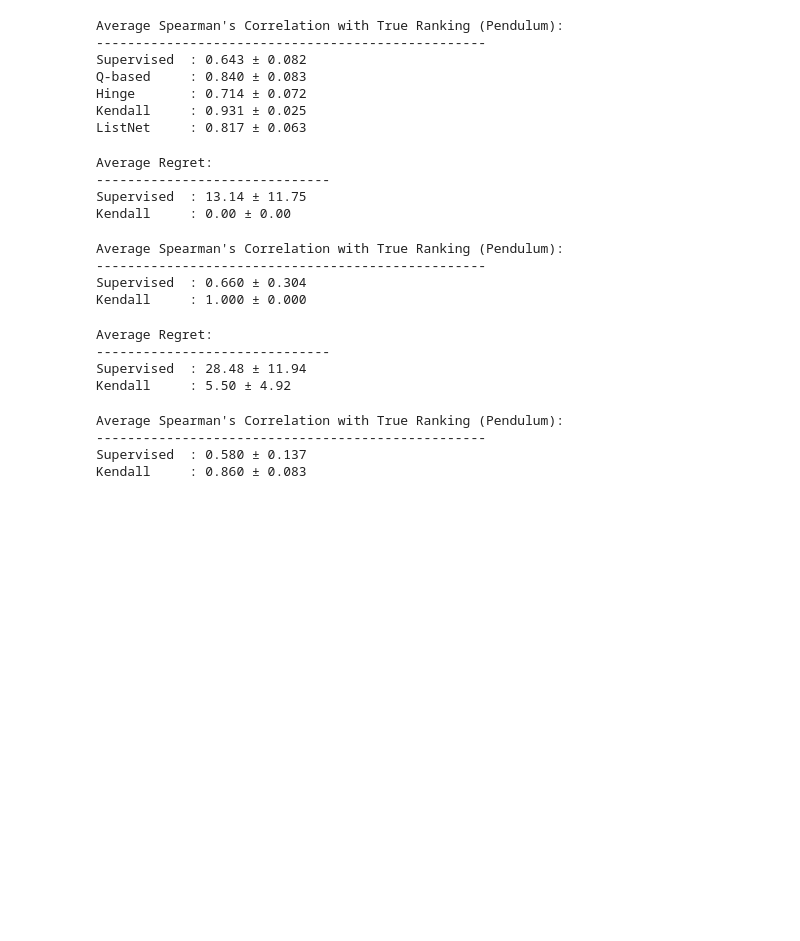
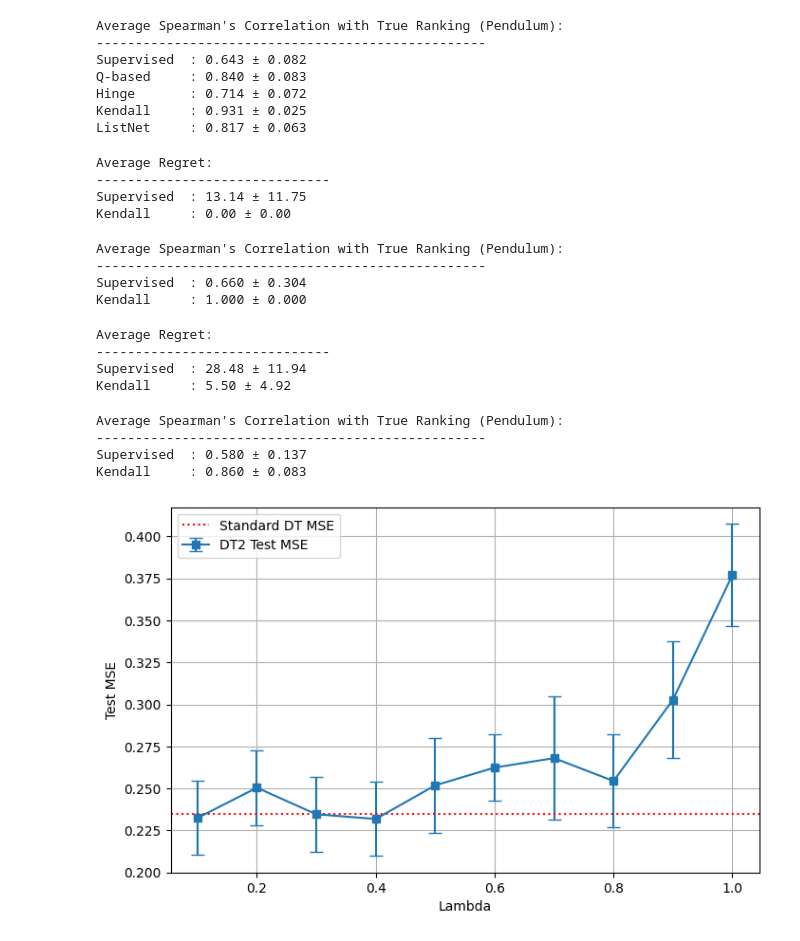
Before and after one commit to harrya32/DT2, a Jupyter notebook: results/results.ipynb, the cells around one changed output. Cells and saved outputs as stored; diff of their text form; code cells hidden in the pictures; blank space fills up the shorter version.

Commit message:
getting mse vs lambda curve for mse cancer setting

```diff
--- a/results/results.ipynb
+++ b/results/results.ipynb
@@ -217,3 +217,19 @@ Q-based     : 0.943 ± 0.000
 Hinge       : 0.840 ± 0.041
 Kendall     : 0.817 ± 0.057
 ListNet     : 0.577 ± 0.122
+# %%
+# lunarlander, mse loss, lambda 0.1, patience 200
+
+supervised_regret = [6.3, 6.3, 70, 1.1, 1.1]
+kendall_regret = [6.3, 0, 0, 0, 0]
+
+regrets = {
+    'Supervised': supervised_regret,
+    'Kendall': kendall_regret,
+}
+
+print("Average Regret:")
+print("-" * 30)
+for name, regret in regrets.items():
+    mean, se = mean_se(regret)
+    print(f"{name:12s}: {mean:.2f} ± {se:.2f}")
@@ -558,0 +658,46 @@ Kendall     : 0.860 ± 0.083
+# %%
+import matplotlib.pyplot as plt
+import numpy as np
+
+lambdas = [0.1, 0.2, 0.3, 0.4, 0.5, 0.6, 0.7, 0.8, 0.9, 1.0]
+
+def mean_se(data):
+    mean = np.mean(data)
+    se = np.std(data) / np.sqrt(len(data))
+    return mean, se
+
+# Compute averages and standard errors for each lambda value
+kendall_test_means = []
+kendall_test_ses = []
+
+test_mse_list = [
+    kendell_01_test_mse,
+    kendell_02_test_mse,
+    kendell_03_test_mse,
+    kendell_04_test_mse,
+    kendell_05_test_mse,
+    kendell_06_test_mse,
+    kendell_07_test_mse,
+    kendell_08_test_mse,
+    kendell_09_test_mse,
+    kendell_1_test_mse,
+]
+
+for test in test_mse_list:
+    mean_te, se_te = mean_se(test)
+    kendall_test_means.append(mean_te)
+    kendall_test_ses.append(se_te)
+
+# Calculate averages for supervised baselines
+supervised_test_avg = np.mean(supervised_test_mse)
+
+plt.figure(figsize=(8, 5))
+plt.errorbar(lambdas, kendall_test_means, yerr=kendall_test_ses, marker='s', label='DT2 Test MSE', capsize=5)
+plt.axhline(supervised_test_avg, color='red', linestyle=':', label='Standard DT MSE')
+plt.xlabel('Lambda')
+plt.ylabel('Test MSE')
+plt.legend()
+plt.grid(True)
+plt.savefig('lambda_cancer_mse.pdf')
+# %% [output]
+[figure, added]
```
Also changed, not shown: parts of 3 cells of this notebook, 30 other files.
